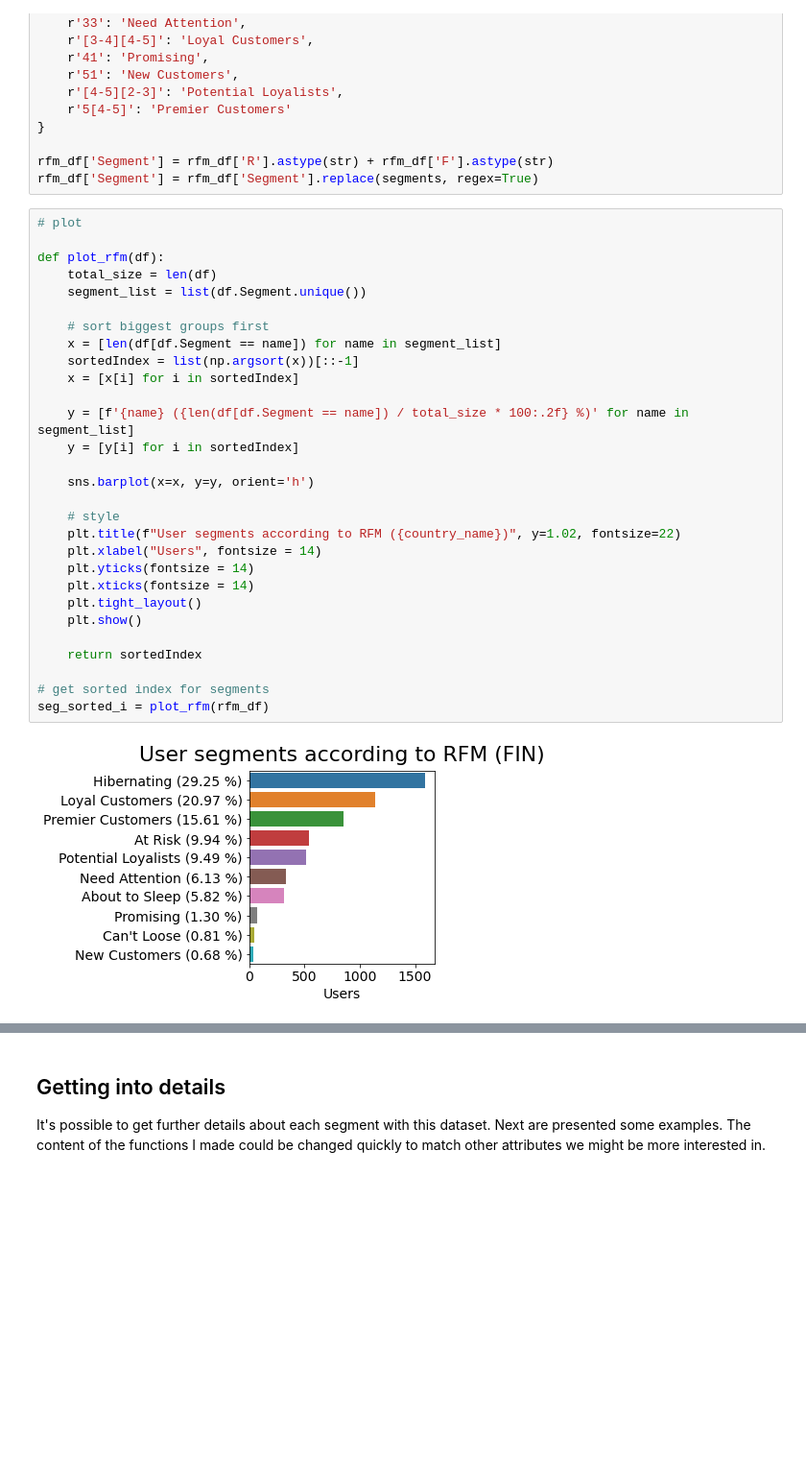
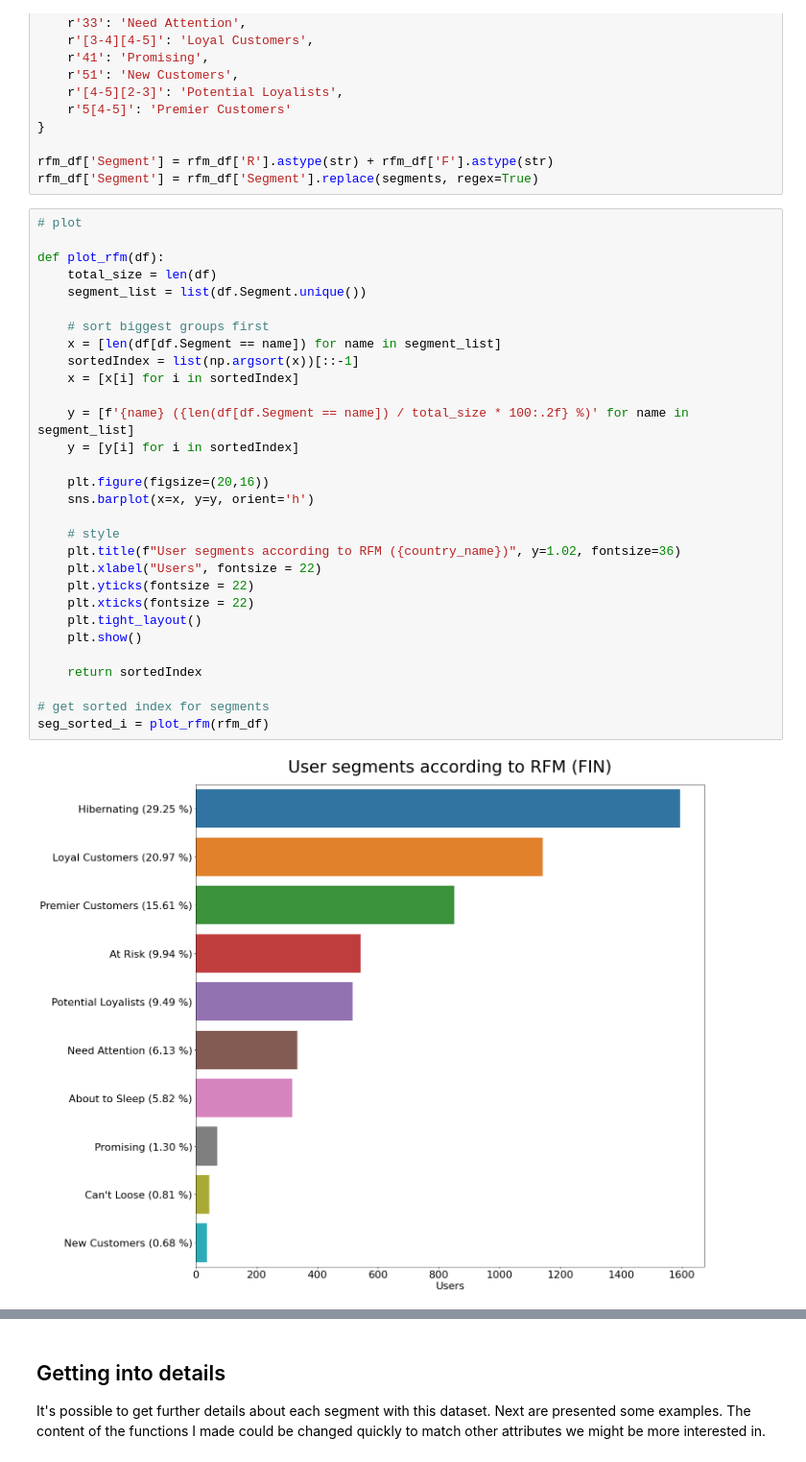
Before and after one commit to Granothon/PortfolioProjects, a Jupyter notebook: Segments/SEGMENTS.ipynb, the cells around one changed output, grey strips where cells are left out. Shown: that part at 96% size. Drawn from its saved outputs; the diff is of its cells as text; blank space fills up the shorter version.

```diff
--- a/Segments/SEGMENTS.ipynb
+++ b/Segments/SEGMENTS.ipynb
@@ -531,31 +543,32 @@ rfm_df['Segment'] = rfm_df['Segment'].replace(segments, regex=True)
 # %%
 # plot
 
 def plot_rfm(df):
     total_size = len(df)
     segment_list = list(df.Segment.unique())
 
     # sort biggest groups first
     x = [len(df[df.Segment == name]) for name in segment_list]
     sortedIndex = list(np.argsort(x))[::-1]
     x = [x[i] for i in sortedIndex]
 
     y = [f'{name} ({len(df[df.Segment == name]) / total_size * 100:.2f} %)' for name in segment_list]
     y = [y[i] for i in sortedIndex]
 
+    plt.figure(figsize=(20,16))
     sns.barplot(x=x, y=y, orient='h')
 
     # style
-    plt.title(f"User segments according to RFM ({country_name})", y=1.02, fontsize=22)
-    plt.xlabel("Users", fontsize = 14)
-    plt.yticks(fontsize = 14)
-    plt.xticks(fontsize = 14)
+    plt.title(f"User segments according to RFM ({country_name})", y=1.02, fontsize=36)
+    plt.xlabel("Users", fontsize = 22)
+    plt.yticks(fontsize = 22)
+    plt.xticks(fontsize = 22)
     plt.tight_layout()
     plt.show()
 
     return sortedIndex
 
 # get sorted index for segments
 seg_sorted_i = plot_rfm(rfm_df)
 # %% [output]
-[figure, old version]
+[figure, new version]
```
Also changed, not shown: parts of 38 cells of this notebook.
